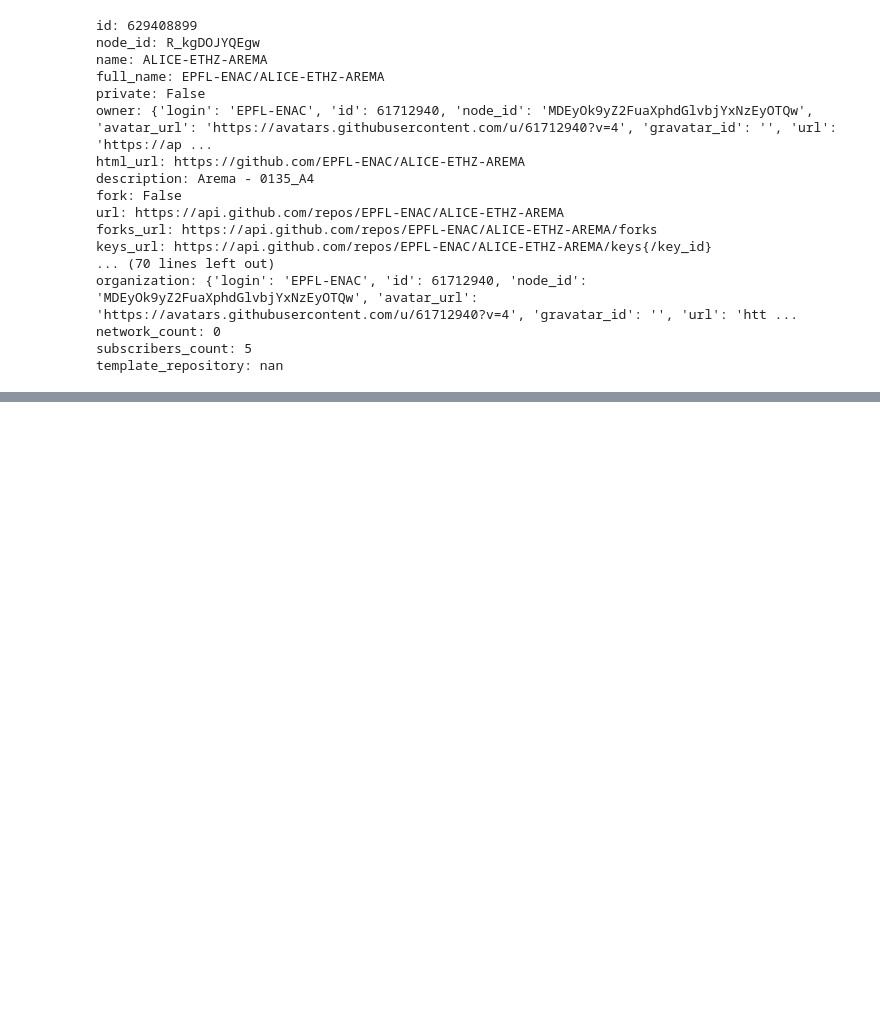
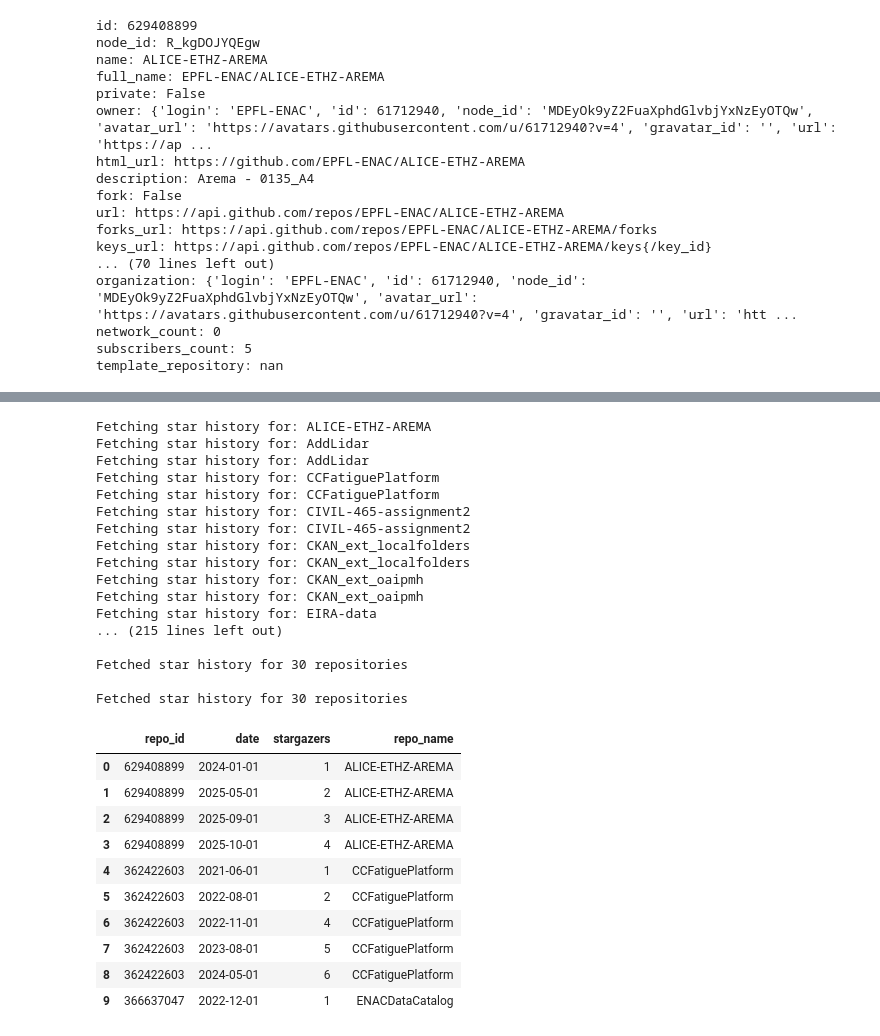
Before and after one commit to a1eksb/open-pulse-odonata, a Jupyter notebook: multiproject.ipynb, the cells around one changed output, grey strips where cells are left out. Saved outputs shown, nothing was run; the diff lists cells and outputs as text; code cells hidden in the pictures; blank space fills up the shorter version.

```diff
--- a/multiproject.ipynb
+++ b/multiproject.ipynb
@@ -265,0 +451,66 @@ show(p)
+# %%
+def get_star_history(repo_id: int) -> pd.DataFrame:
+    url = f"https://api.ossinsight.io/q/analyze-stars-history?repoId={repo_id}"
+    res = requests.get(url)
+    res.raise_for_status()
+    data = res.json()["data"]
+    df = pd.DataFrame(data)
+    if df.empty:
+        return df
+
+    df["event_month"] = pd.to_datetime(df["event_month"])
+    df = df.rename(columns={"event_month": "date", "total": "stargazers"})
+    return df
+
+# Fetch star history for all repos
+all_star_history = []
+for idx, row in df_repos.iterrows():
+    try:
+        repo_id = row['id']
+        repo_name = row['name']
+        print(f"Fetching star history for: {repo_name}")
+
+        df_stars = get_star_history(repo_id)
+        if not df_stars.empty:
+            df_stars['repo_name'] = repo_name
+            all_star_history.append(df_stars)
+    except Exception as e:
+        print(f"Error fetching star history for {repo_name}: {e}")
+
+# Combine all star histories
+if all_star_history:
+    df_all_stars = pd.concat(all_star_history, ignore_index=True)
+    print(f"\nFetched star history for {len(all_star_history)} repositories")
+    display(df_all_stars.head(10))
+else:
+    print("No star history data available")
+    df_all_stars = pd.DataFrame()
+# %% [output]
+Fetching star history for: ALICE-ETHZ-AREMA
+Fetching star history for: AddLidar
+Fetching star history for: AddLidar
+Fetching star history for: CCFatiguePlatform
+Fetching star history for: CCFatiguePlatform
+Fetching star history for: CIVIL-465-assignment2
+Fetching star history for: CIVIL-465-assignment2
+Fetching star history for: CKAN_ext_localfolders
+Fetching star history for: CKAN_ext_localfolders
+Fetching star history for: CKAN_ext_oaipmh
+Fetching star history for: CKAN_ext_oaipmh
+Fetching star history for: EIRA-data
+... (215 lines left out)
+
+Fetched star history for 30 repositories
+
+Fetched star history for 30 repositories
+|  | repo_id | date | stargazers | repo_name |
+| 0 | 629408899 | 2024-01-01 | 1 | ALICE-ETHZ-AREMA |
+| 1 | 629408899 | 2025-05-01 | 2 | ALICE-ETHZ-AREMA |
+| 2 | 629408899 | 2025-09-01 | 3 | ALICE-ETHZ-AREMA |
+| 3 | 629408899 | 2025-10-01 | 4 | ALICE-ETHZ-AREMA |
+| 4 | 362422603 | 2021-06-01 | 1 | CCFatiguePlatform |
+| 5 | 362422603 | 2022-08-01 | 2 | CCFatiguePlatform |
+| 6 | 362422603 | 2022-11-01 | 4 | CCFatiguePlatform |
+| 7 | 362422603 | 2023-08-01 | 5 | CCFatiguePlatform |
+| 8 | 362422603 | 2024-05-01 | 6 | CCFatiguePlatform |
+| 9 | 366637047 | 2022-12-01 | 1 | ENACDataCatalog |
```
Also changed, not shown: parts of 5 cells of this notebook, 2 other files.
